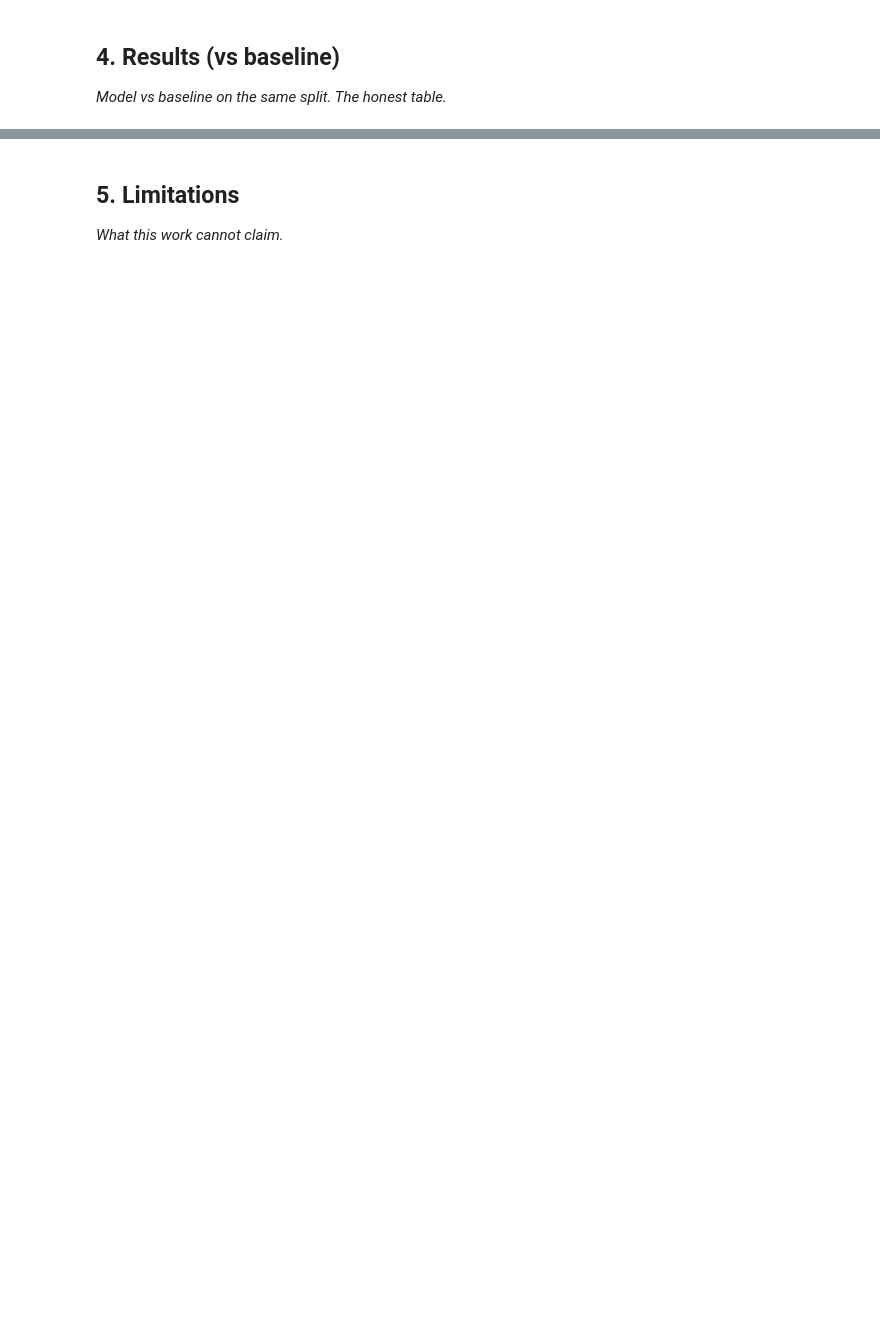
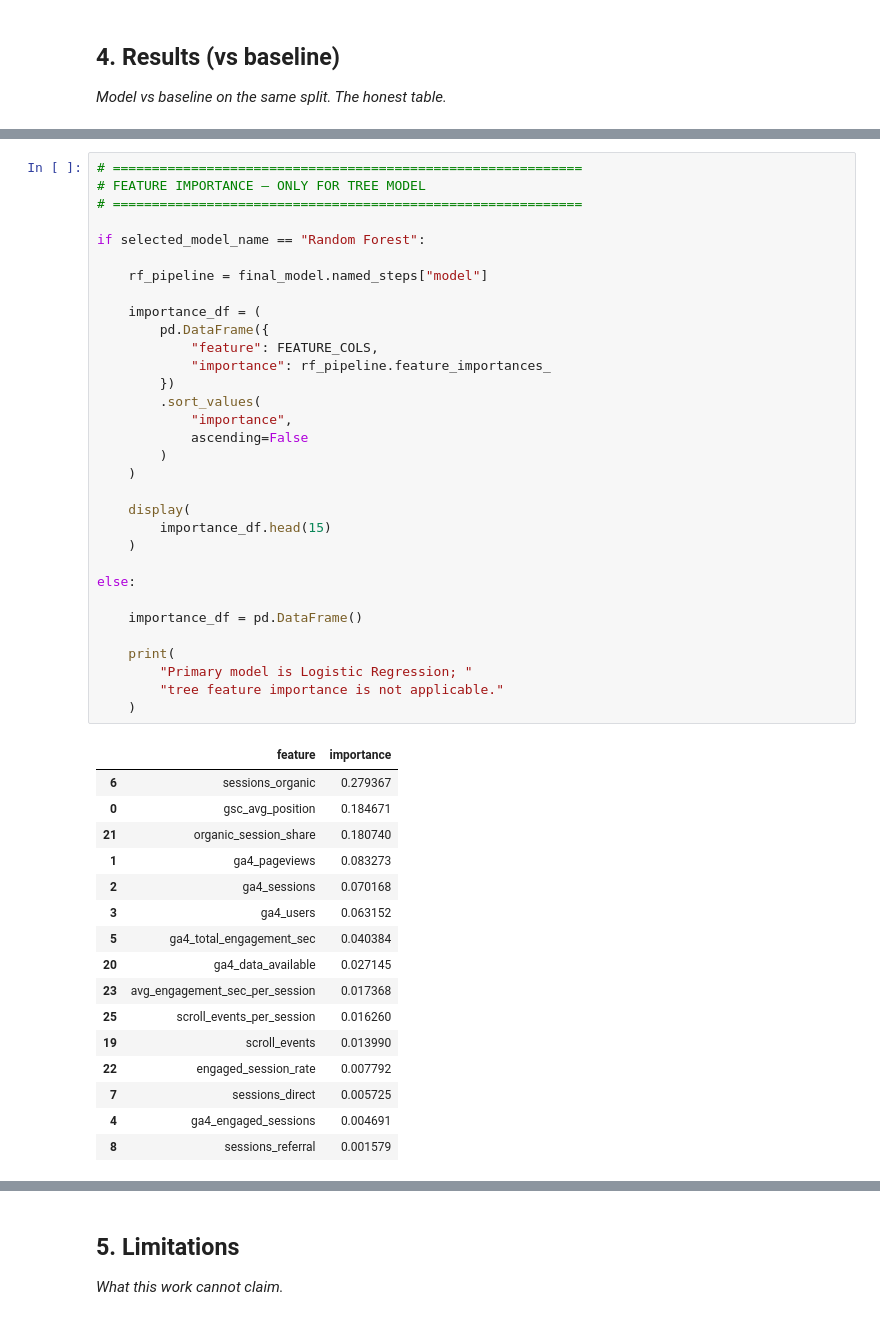
Before and after one commit to Wajiha-Waqar/FlyRankInternship, a Jupyter notebook: work/notebooks/capstone.ipynb, the cells around one changed output, grey strips where cells are left out. Saved outputs shown, nothing was run; the diff lists cells and outputs as text; blank space fills up the shorter version.

```diff
--- a/work/notebooks/capstone.ipynb
+++ b/work/notebooks/capstone.ipynb
@@ -24,0 +1156,49 @@ This skeleton is yours to fill. Work the sections **in order** — each one has
+# %%
+# ============================================================
+# FEATURE IMPORTANCE — ONLY FOR TREE MODEL
+# ============================================================
+
+if selected_model_name == "Random Forest":
+
+    rf_pipeline = final_model.named_steps["model"]
+
+    importance_df = (
+        pd.DataFrame({
+            "feature": FEATURE_COLS,
+            "importance": rf_pipeline.feature_importances_
+        })
+        .sort_values(
+            "importance",
+            ascending=False
+        )
+    )
+
+    display(
+        importance_df.head(15)
+    )
+
+else:
+
+    importance_df = pd.DataFrame()
+
+    print(
+        "Primary model is Logistic Regression; "
+        "tree feature importance is not applicable."
+    )
+# %% [output]
+|  | feature | importance |
+| 6 | sessions_organic | 0.279367 |
+| 0 | gsc_avg_position | 0.184671 |
+| 21 | organic_session_share | 0.180740 |
+| 1 | ga4_pageviews | 0.083273 |
+| 2 | ga4_sessions | 0.070168 |
+| 3 | ga4_users | 0.063152 |
+| 5 | ga4_total_engagement_sec | 0.040384 |
+| 20 | ga4_data_available | 0.027145 |
+| 23 | avg_engagement_sec_per_session | 0.017368 |
+| 25 | scroll_events_per_session | 0.016260 |
+| 19 | scroll_events | 0.013990 |
+| 22 | engaged_session_rate | 0.007792 |
+| 7 | sessions_direct | 0.005725 |
+| 4 | ga4_engaged_sessions | 0.004691 |
+| 8 | sessions_referral | 0.001579 |
```
Also changed, not shown: parts of 53 cells of this notebook.
